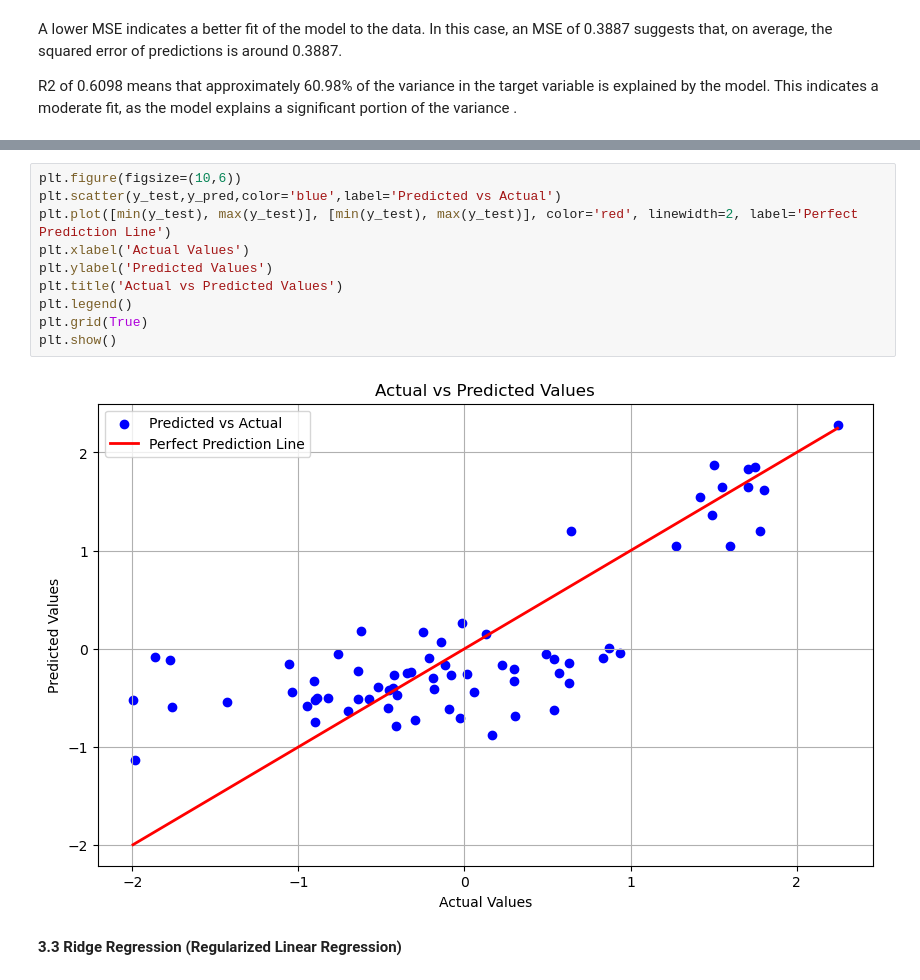
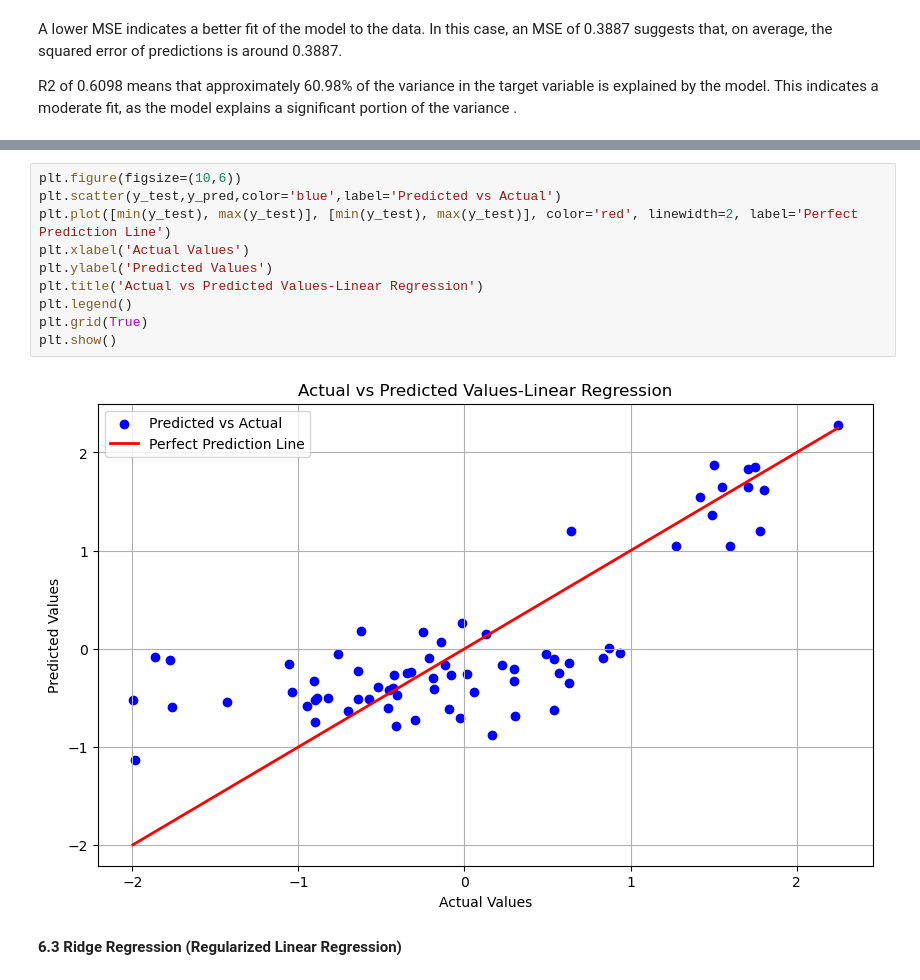
Before and after one commit to Mary080102/Capston-Two, a Jupyter notebook: Modeling.ipynb, the cells around one changed output, grey strips where cells are left out. Drawn from its saved outputs; the diff is of its cells as text.

```diff
--- a/Modeling.ipynb
+++ b/Modeling.ipynb
@@ -98,16 +159,16 @@ R2 of 0.6098 means that approximately 60.98% of the variance in the target varia
 # %%
 plt.figure(figsize=(10,6))
 plt.scatter(y_test,y_pred,color='blue',label='Predicted vs Actual')
 plt.plot([min(y_test), max(y_test)], [min(y_test), max(y_test)], color='red', linewidth=2, label='Perfect Prediction Line')
 plt.xlabel('Actual Values')
 plt.ylabel('Predicted Values')
-plt.title('Actual vs Predicted Values')
+plt.title('Actual vs Predicted Values-Linear Regression')
 plt.legend()
 plt.grid(True)
 plt.show()
 # %% [output]
-[figure, old version]
+[figure, new version]
 # %% [markdown]
-**3.3 Ridge Regression (Regularized Linear Regression)**
+**6.3 Ridge Regression (Regularized Linear Regression)**
 # %%
 # Define the Ridge regression model
```
Also changed, not shown: parts of 41 cells of this notebook.
